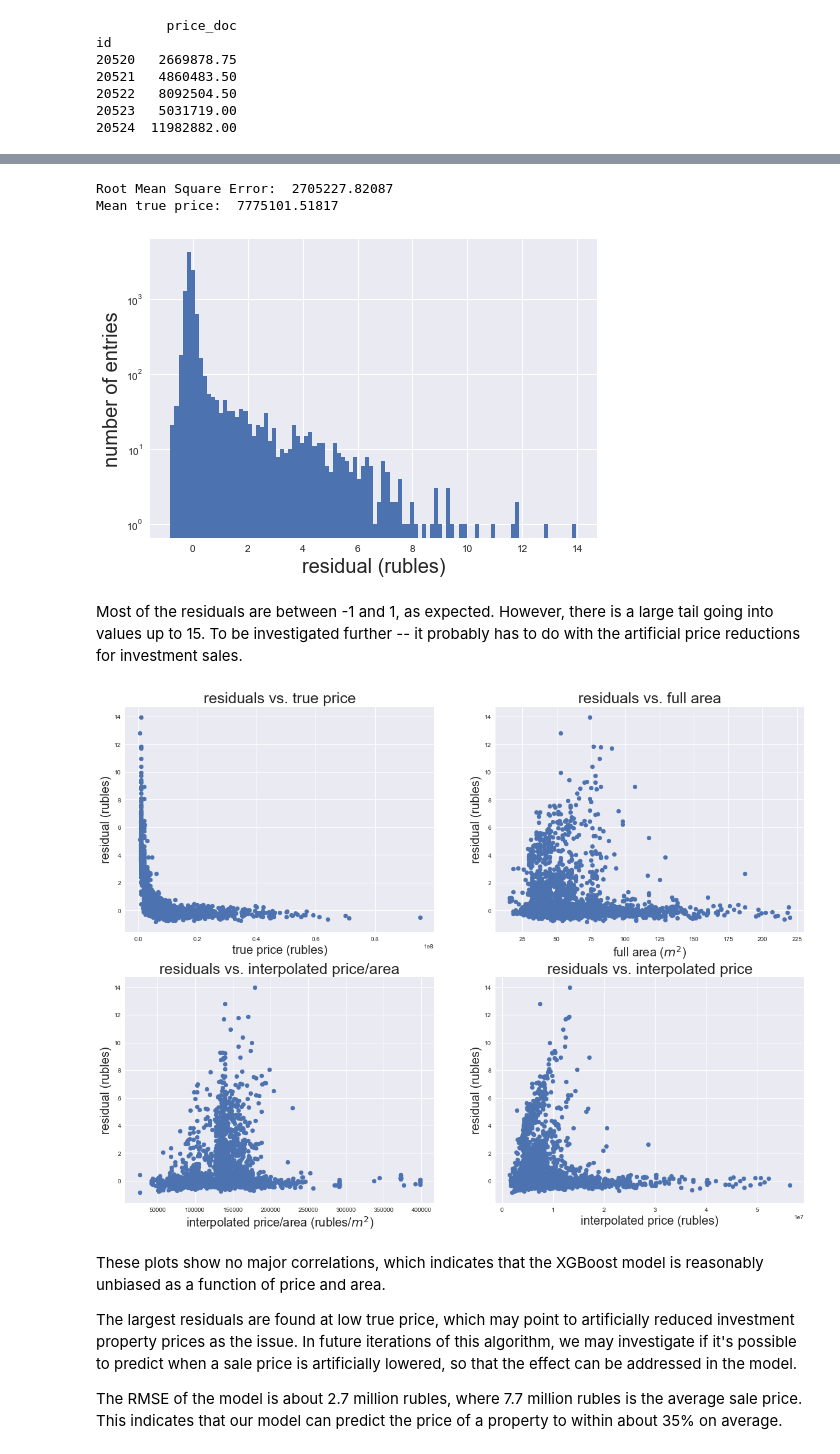
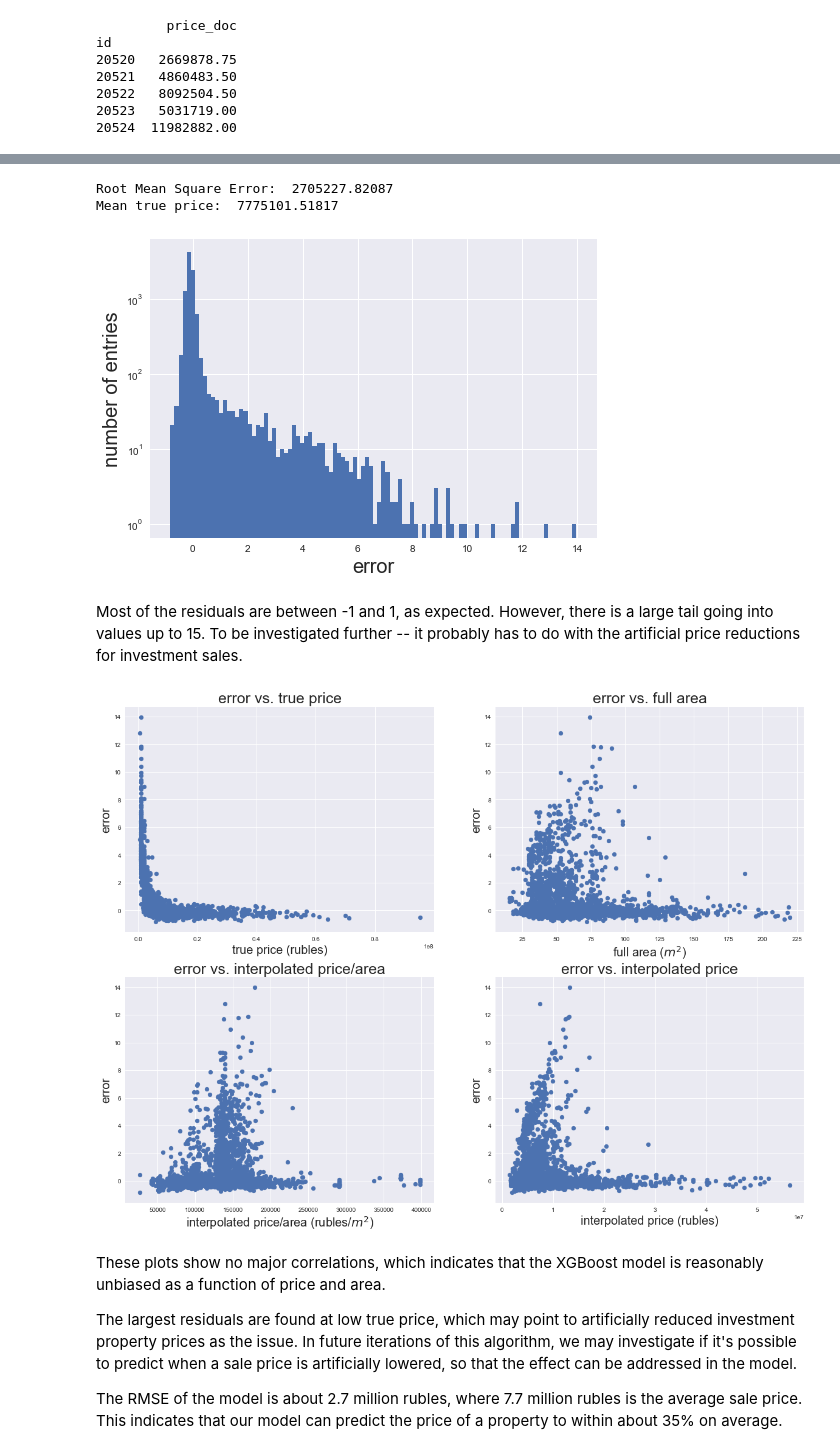
Before and after one commit to nmirman/sberbank, a Jupyter notebook: Sberbank.ipynb, the cells around one changed output, grey strips where cells are left out. Drawn from its saved outputs; the diff is of its cells as text; code cells hidden in the pictures.

```diff
--- a/analysis/Sberbank.ipynb
+++ b/Sberbank.ipynb
@@ -539,45 +545,45 @@ print('Mean true price: ', y_test.mean())
 # plot residuals
 plt.figure()
 plt.hist(resid.values, bins=100)
-plt.xlabel('residual (rubles)', fontsize=20)
+plt.xlabel('error', fontsize=20)
 plt.ylabel('number of entries', fontsize=20)
 plt.yscale('log')
 plt.show()
 # %% [output]
 Root Mean Square Error:  2705227.82087
 Mean true price:  7775101.51817
-[figure, old version]
+[figure, new version]
 # %% [markdown]
 Most of the residuals are between -1 and 1, as expected.  However, there is a large tail going into values up to 15.  To be investigated further -- it probably has to do with the artificial price reductions for investment sales.
 # %%
 # residuals vs. true value
 plt.figure(figsize=(20, 15))
 plt.subplot(2,2,1)
 plt.scatter(y_test, resid.values)
 plt.xlabel('true price (rubles)', fontsize=20)
-plt.ylabel('residual (rubles)', fontsize=20)
-plt.title('residuals vs. true price', fontsize=25)
+plt.ylabel('error', fontsize=20)
+plt.title('error vs. true price', fontsize=25)
 
 plt.subplot(2,2,2)
 plt.scatter(x_test.full_sq, resid.values)
 plt.xlabel('full area ($m^2$)', fontsize=20)
-plt.ylabel('residual (rubles)', fontsize=20)
-plt.title('residuals vs. full area', fontsize=25)
+plt.ylabel('error', fontsize=20)
+plt.title('error vs. full area', fontsize=25)
 
 plt.subplot(2,2,3)
 plt.scatter(x_test.psq_interp, resid.values)
 plt.xlabel('interpolated price/area (rubles/$m^2$)', fontsize=20)
-plt.ylabel('residual (rubles)', fontsize=20)
-plt.title('residuals vs. interpolated price/area', fontsize=25)
+plt.ylabel('error', fontsize=20)
+plt.title('error vs. interpolated price/area', fontsize=25)
 
 plt.subplot(2,2,4)
 plt.scatter(x_test.price_interp, resid.values)
 plt.xlabel('interpolated price (rubles)', fontsize=20)
-plt.ylabel('residual (rubles)', fontsize=20)
-plt.title('residuals vs. interpolated price', fontsize=25)
+plt.ylabel('error', fontsize=20)
+plt.title('error vs. interpolated price', fontsize=25)
 plt.show()
 # %% [output]
-[figure, old version]
+[figure, new version]
 # %% [markdown]
 These plots show no major correlations, which indicates that the XGBoost model is reasonably unbiased as a function of price and area.
 
```
Also changed, not shown: parts of 2 cells of this notebook.
